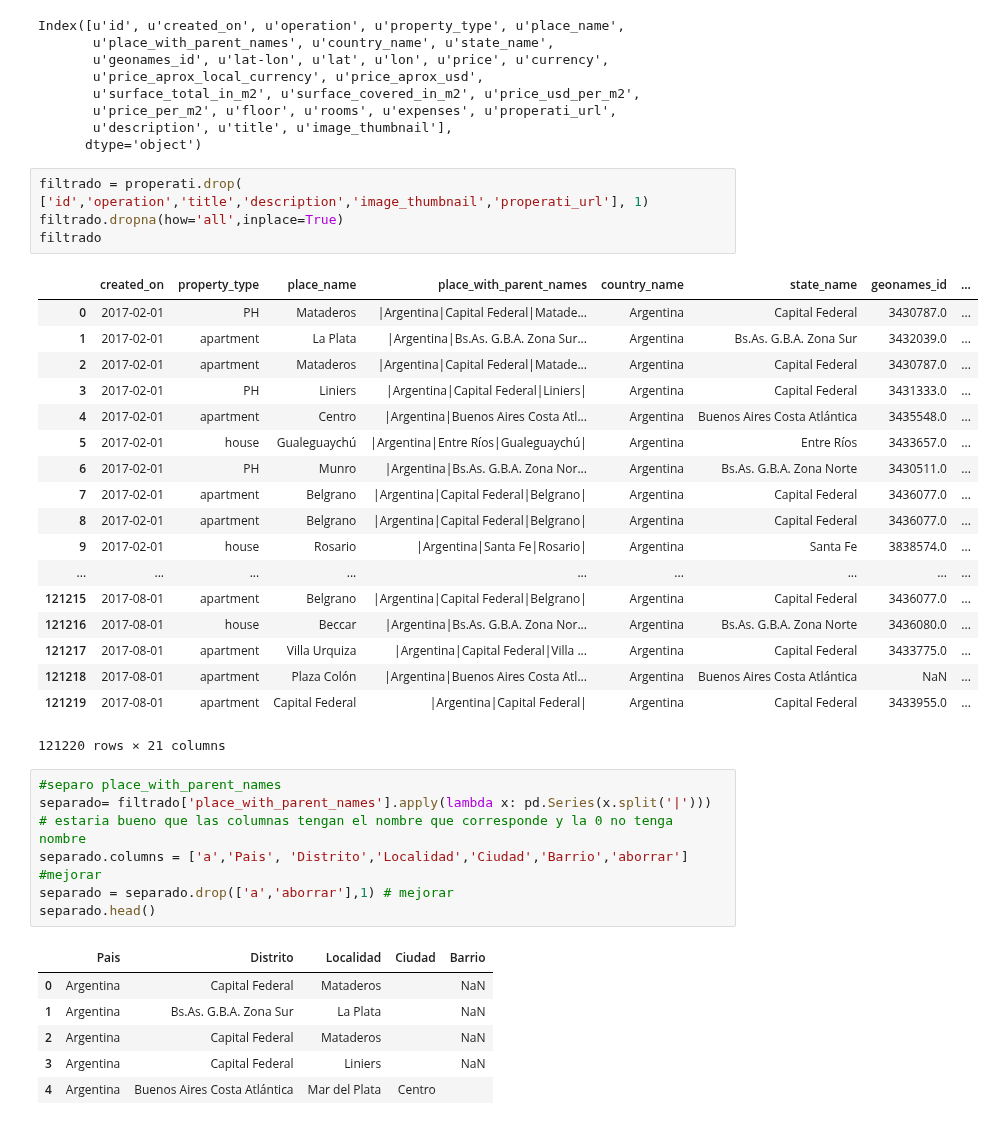
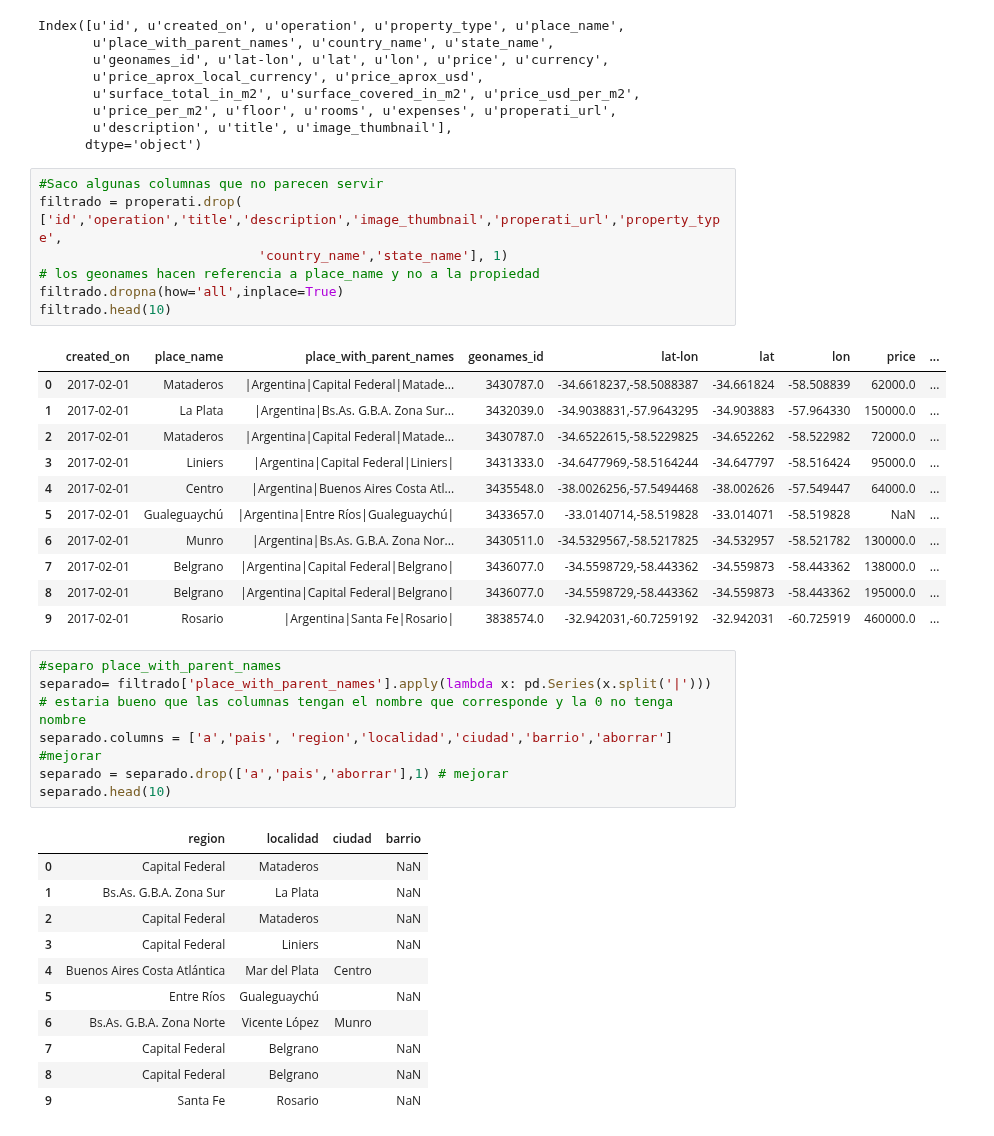
Before and after one commit to AlejandroDaneri/Machine-Learning-Properati, a Jupyter notebook: sotad.ipynb, the cells around one changed output. Cells and saved outputs as stored; diff of their text form.

```diff
--- a/sotad.ipynb
+++ b/sotad.ipynb
@@ -17,40 +18,41 @@ Index([u'id', u'created_on', u'operation', u'property_type', u'place_name',
        u'description', u'title', u'image_thumbnail'],
       dtype='object')
 # %%
-filtrado = properati.drop( ['id','operation','title','description','image_thumbnail','properati_url'], 1)
+#Saco algunas columnas que no parecen servir
+filtrado = properati.drop( ['id','operation','title','description','image_thumbnail','properati_url','property_type',
+                            'country_name','state_name'], 1)
+# los geonames hacen referencia a place_name y no a la propiedad
 filtrado.dropna(how='all',inplace=True)
-filtrado
+filtrado.head(10)
 # %% [output]
-|  | created_on | property_type | place_name | place_with_parent_names | country_name | state_name | geonames_id | ... |
-| 0 | 2017-02-01 | PH | Mataderos | |Argentina|Capital Federal|Matade... | Argentina | Capital Federal | 3430787.0 | ... |
-| 1 | 2017-02-01 | apartment | La Plata | |Argentina|Bs.As. G.B.A. Zona Sur... | Argentina | Bs.As. G.B.A. Zona Sur | 3432039.0 | ... |
-| 2 | 2017-02-01 | apartment | Mataderos | |Argentina|Capital Federal|Matade... | Argentina | Capital Federal | 3430787.0 | ... |
-| 3 | 2017-02-01 | PH | Liniers | |Argentina|Capital Federal|Liniers| | Argentina | Capital Federal | 3431333.0 | ... |
-| 4 | 2017-02-01 | apartment | Centro | |Argentina|Buenos Aires Costa Atl... | Argentina | Buenos Aires Costa Atlántica | 3435548.0 | ... |
-| 5 | 2017-02-01 | house | Gualeguaychú | |Argentina|Entre Ríos|Gualeguaychú| | Argentina | Entre Ríos | 3433657.0 | ... |
-| 6 | 2017-02-01 | PH | Munro | |Argentina|Bs.As. G.B.A. Zona Nor... | Argentina | Bs.As. G.B.A. Zona Norte | 3430511.0 | ... |
-| 7 | 2017-02-01 | apartment | Belgrano | |Argentina|Capital Federal|Belgrano| | Argentina | Capital Federal | 3436077.0 | ... |
-| 8 | 2017-02-01 | apartment | Belgrano | |Argentina|Capital Federal|Belgrano| | Argentina | Capital Federal | 3436077.0 | ... |
-| 9 | 2017-02-01 | house | Rosario | |Argentina|Santa Fe|Rosario| | Argentina | Santa Fe | 3838574.0 | ... |
-| ... | ... | ... | ... | ... | ... | ... | ... | ... |
-| 121215 | 2017-08-01 | apartment | Belgrano | |Argentina|Capital Federal|Belgrano| | Argentina | Capital Federal | 3436077.0 | ... |
-| 121216 | 2017-08-01 | house | Beccar | |Argentina|Bs.As. G.B.A. Zona Nor... | Argentina | Bs.As. G.B.A. Zona Norte | 3436080.0 | ... |
-| 121217 | 2017-08-01 | apartment | Villa Urquiza | |Argentina|Capital Federal|Villa ... | Argentina | Capital Federal | 3433775.0 | ... |
-| 121218 | 2017-08-01 | apartment | Plaza Colón | |Argentina|Buenos Aires Costa Atl... | Argentina | Buenos Aires Costa Atlántica | NaN | ... |
-| 121219 | 2017-08-01 | apartment | Capital Federal | |Argentina|Capital Federal| | Argentina | Capital Federal | 3433955.0 | ... |
+|  | created_on | place_name | place_with_parent_names | geonames_id | lat-lon | lat | lon | price | ... |
+| 0 | 2017-02-01 | Mataderos | |Argentina|Capital Federal|Matade... | 3430787.0 | -34.6618237,-58.5088387 | -34.661824 | -58.508839 | 62000.0 | ... |
+| 1 | 2017-02-01 | La Plata | |Argentina|Bs.As. G.B.A. Zona Sur... | 3432039.0 | -34.9038831,-57.9643295 | -34.903883 | -57.964330 | 150000.0 | ... |
+| 2 | 2017-02-01 | Mataderos | |Argentina|Capital Federal|Matade... | 3430787.0 | -34.6522615,-58.5229825 | -34.652262 | -58.522982 | 72000.0 | ... |
+| 3 | 2017-02-01 | Liniers | |Argentina|Capital Federal|Liniers| | 3431333.0 | -34.6477969,-58.5164244 | -34.647797 | -58.516424 | 95000.0 | ... |
+| 4 | 2017-02-01 | Centro | |Argentina|Buenos Aires Costa Atl... | 3435548.0 | -38.0026256,-57.5494468 | -38.002626 | -57.549447 | 64000.0 | ... |
+| 5 | 2017-02-01 | Gualeguaychú | |Argentina|Entre Ríos|Gualeguaychú| | 3433657.0 | -33.0140714,-58.519828 | -33.014071 | -58.519828 | NaN | ... |
+| 6 | 2017-02-01 | Munro | |Argentina|Bs.As. G.B.A. Zona Nor... | 3430511.0 | -34.5329567,-58.5217825 | -34.532957 | -58.521782 | 130000.0 | ... |
+| 7 | 2017-02-01 | Belgrano | |Argentina|Capital Federal|Belgrano| | 3436077.0 | -34.5598729,-58.443362 | -34.559873 | -58.443362 | 138000.0 | ... |
+| 8 | 2017-02-01 | Belgrano | |Argentina|Capital Federal|Belgrano| | 3436077.0 | -34.5598729,-58.443362 | -34.559873 | -58.443362 | 195000.0 | ... |
+| 9 | 2017-02-01 | Rosario | |Argentina|Santa Fe|Rosario| | 3838574.0 | -32.942031,-60.7259192 | -32.942031 | -60.725919 | 460000.0 | ... |
-121220 rows × 21 columns
 # %%
 #separo place_with_parent_names
 separado= filtrado['place_with_parent_names'].apply(lambda x: pd.Series(x.split('|')))
 # estaria bueno que las columnas tengan el nombre que corresponde y la 0 no tenga nombre
-separado.columns = ['a','Pais', 'Distrito','Localidad','Ciudad','Barrio','aborrar'] #mejorar
-separado = separado.drop(['a','aborrar'],1) # mejorar
-separado.head()
+separado.columns = ['a','pais', 'region','localidad','ciudad','barrio','aborrar'] #mejorar
+separado = separado.drop(['a','pais','aborrar'],1) # mejorar
+separado.head(10)
 # %% [output]
-|  | Pais | Distrito | Localidad | Ciudad | Barrio |
-| 0 | Argentina | Capital Federal | Mataderos |  | NaN |
-| 1 | Argentina | Bs.As. G.B.A. Zona Sur | La Plata |  | NaN |
-| 2 | Argentina | Capital Federal | Mataderos |  | NaN |
-| 3 | Argentina | Capital Federal | Liniers |  | NaN |
-| 4 | Argentina | Buenos Aires Costa Atlántica | Mar del Plata | Centro |  |
+|  | region | localidad | ciudad | barrio |
+| 0 | Capital Federal | Mataderos |  | NaN |
+| 1 | Bs.As. G.B.A. Zona Sur | La Plata |  | NaN |
+| 2 | Capital Federal | Mataderos |  | NaN |
+| 3 | Capital Federal | Liniers |  | NaN |
+| 4 | Buenos Aires Costa Atlántica | Mar del Plata | Centro |  |
+| 5 | Entre Ríos | Gualeguaychú |  | NaN |
+| 6 | Bs.As. G.B.A. Zona Norte | Vicente López | Munro |  |
+| 7 | Capital Federal | Belgrano |  | NaN |
+| 8 | Capital Federal | Belgrano |  | NaN |
+| 9 | Santa Fe | Rosario |  | NaN |
 # %%
```
Also changed, not shown: parts of 3 cells of this notebook, 3 other files.
